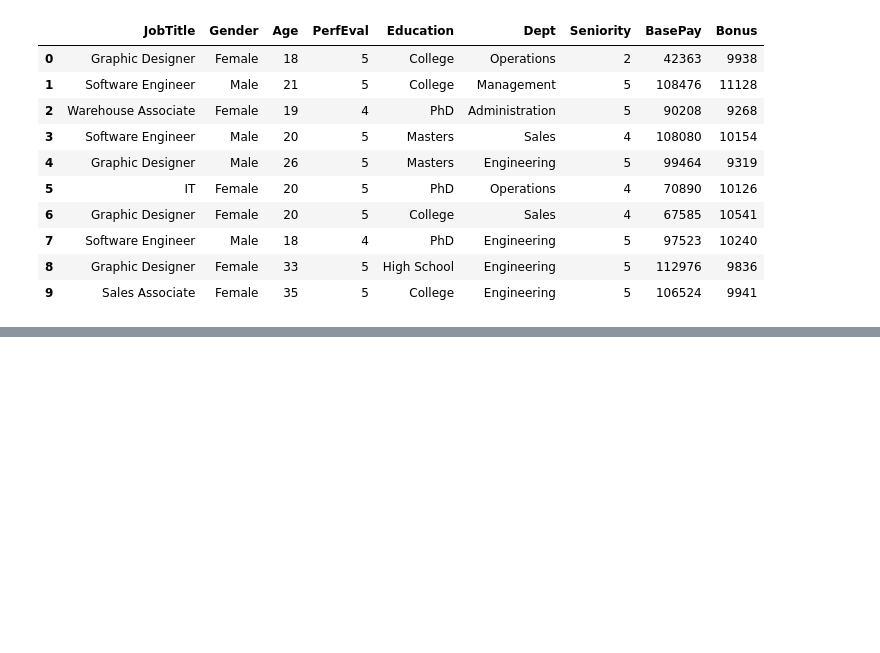
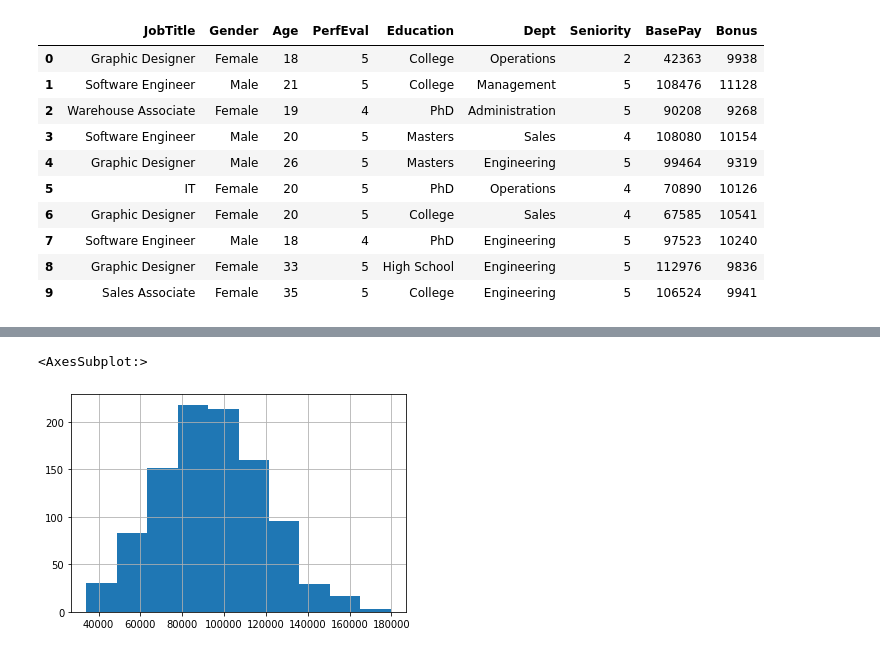
Before and after one commit to leo-cavalcante/glassdoor-pay-gap, a Jupyter notebook: Gender Pay Gap Analysis.ipynb, the cells around one changed output, grey strips where cells are left out. Cells and saved outputs as stored; diff of their text form; code cells hidden in the pictures; blank space fills up the shorter version.

```diff
--- a/Gender Pay Gap Analysis.ipynb
+++ b/Gender Pay Gap Analysis.ipynb
@@ -28,0 +98,5 @@ glassdoor.head(10)
+# %%
+glassdoor.BasePay.hist()
+# %% [output]
+<AxesSubplot:>
+[figure, added]
```
Also changed, not shown: parts of 20 cells of this notebook.
